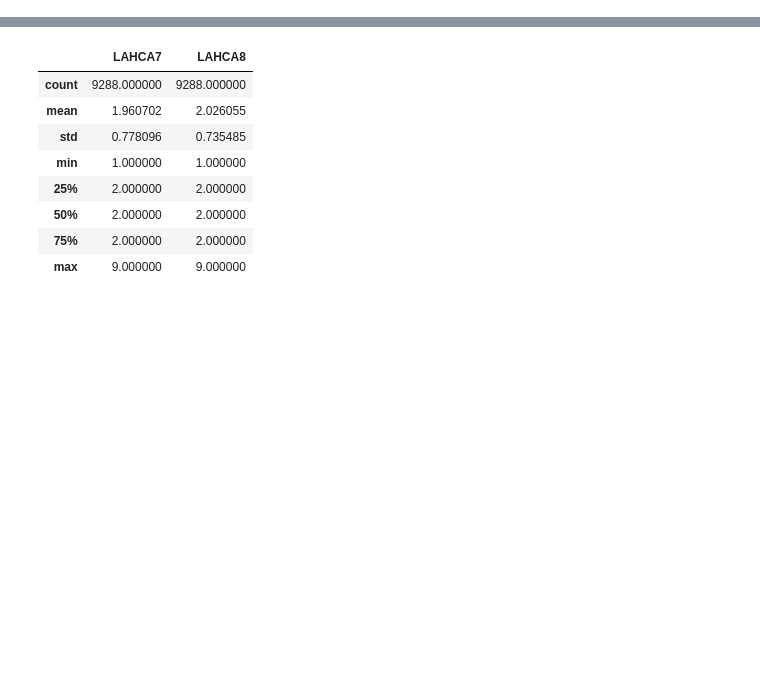
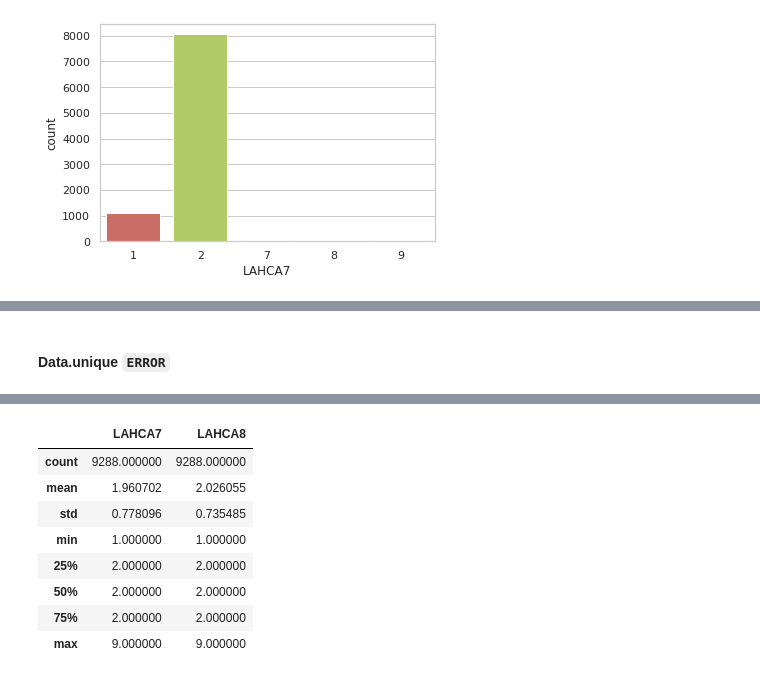
Before and after one commit to MaxShalom/arise, a Jupyter notebook: Social_Determinants_in_Health.ipynb, the cells around one changed output, grey strips where cells are left out. Saved outputs shown, nothing was run; the diff lists cells and outputs as text; code cells hidden in the pictures; blank space fills up the shorter version.

```diff
--- a/Social_Determinants_in_Health.ipynb
+++ b/Social_Determinants_in_Health.ipynb
@@ -38,3 +55,11 @@ persons_data.groupby("SEX").count()
+# %%
+persons_data["LAHCA7"].unique()
+persons_data["LAHCA7"].value_counts()
+sns.countplot(x="LAHCA7",data=persons_data,palette="hls")
+plt.show()
+persons_data_sub=persons_data.loc[persons_data['LAHCA7'] <=2]
+# %% [output]
+[figure, added]
 # %%
 persons_data.groupby("LAHCA7").count()
 # %% [output]
@@ -46,3 +71,5 @@ persons_data.groupby("LAHCA7").count()
 | 8 | 17 | 0 | 17 | 17 | 12 | 9 | 1 | 0 | 1 | 17 | 0 | ... |
 | 9 | 53 | 0 | 53 | 53 | 26 | 20 | 7 | 3 | 7 | 53 | 0 | ... |
 5 rows × 601 columns
+# %% [markdown]
+#### Data.unique `ERROR`
```
Also changed, not shown: parts of 31 cells of this notebook, 8 other files.
